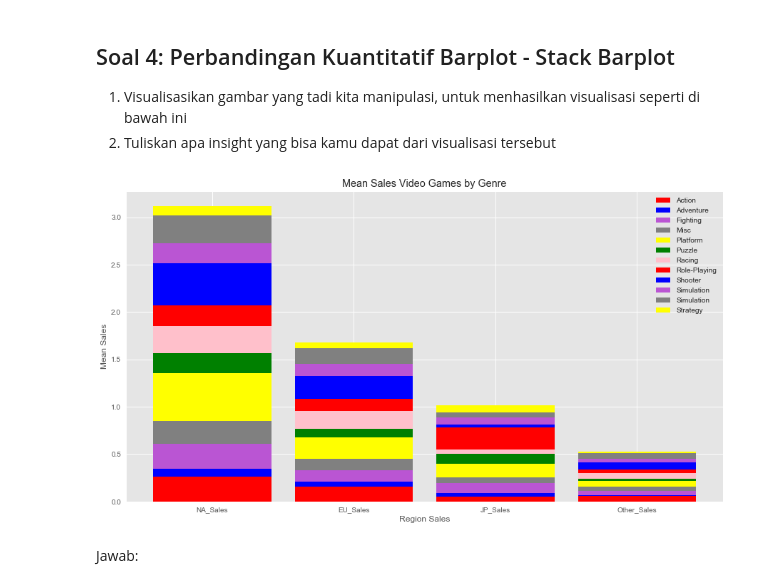
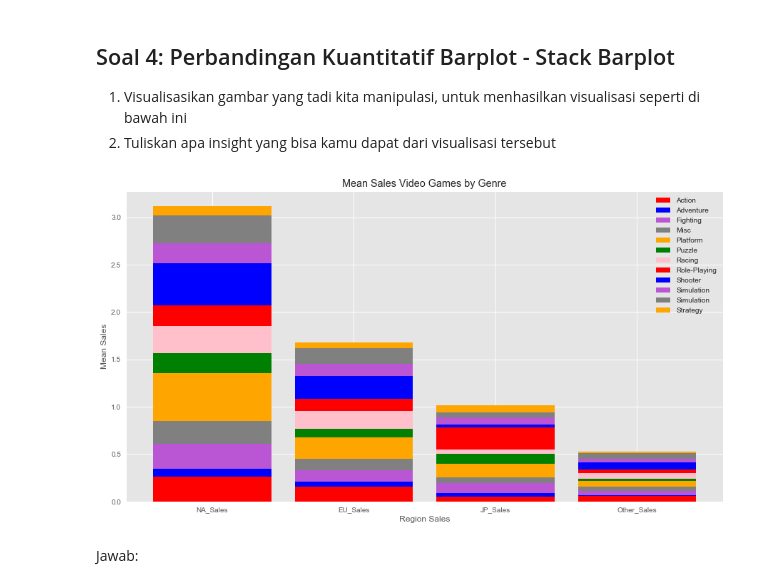
Before and after one commit to anggawp-learning/sanberlearn, a Jupyter notebook: Tugas Hari 4 Pekan 3_Angga Wahyu Pratama.ipynb, the cells around one changed output. Drawn from its saved outputs; the diff is of its cells as text; code cells hidden in the pictures.

```diff
--- a/Tugas Hari 4 Pekan 3_Angga Wahyu Pratama.ipynb
+++ b/Tugas Hari 4 Pekan 3_Angga Wahyu Pratama.ipynb
@@ -184,31 +205,31 @@ Expected Output:
 # %%
 width_ = 2.5
 plt.style.use('ggplot')
 fig, ax = plt.subplots(figsize=(15,8))
 ax.bar(x,y,width=width_,label='Action',color='red')
 ax.bar(x,y1,width=width_,bottom=y,label='Adventure',color='blue')
 ax.bar(x,y2,width=width_,bottom=y+y1,label='Fighting',color='mediumorchid')
 ax.bar(x,y3,width=width_,bottom=y+y1+y2,label='Misc',color='grey')
-ax.bar(x,y4,width=width_,bottom=y+y1+y2+y3,label='Platform',color='yellow')
+ax.bar(x,y4,width=width_,bottom=y+y1+y2+y3,label='Platform',color='orange')
 ax.bar(x,y5,width=width_,bottom=y+y1+y2+y3+y4,label='Puzzle',color='green')
 ax.bar(x,y6,width=width_,bottom=y+y1+y2+y3+y4+y5,label='Racing',color='pink')
 ax.bar(x,y7,width=width_,bottom=y+y1+y2+y3+y4+y5+y6,label='Role-Playing',color='red')
 ax.bar(x,y8,width=width_,bottom=y+y1+y2+y3+y4+y5+y6+y7,label='Shooter',color='blue')
 ax.bar(x,y9,width=width_,bottom=y+y1+y2+y3+y4+y5+y6+y7+y8,label='Simulation',color='mediumorchid')
 ax.bar(x,y10,width=width_,bottom=y+y1+y2+y3+y4+y5+y6+y7+y8+y9,label='Simulation',color='grey')
-ax.bar(x,y11,width=width_,bottom=y+y1+y2+y3+y4+y5+y6+y7+y8+y9+y10,label='Strategy',color='yellow')
+ax.bar(x,y11,width=width_,bottom=y+y1+y2+y3+y4+y5+y6+y7+y8+y9+y10,label='Strategy',color='orange')
 
 a = ['NA_Sales','EU_Sales','JP_Sales','Other_Sales']
 
 ax.set_xticks(x)
 ax.set_xticklabels(a)
 ax.legend()
 ax.set_ylabel('Mean Sales')
 ax.set_xlabel('Region Sales')
 ax.set_title('Mean Sales Video Games by Genre')
 plt.show()
 # %% [output]
-[figure, old version]
+[figure, new version]
 # %% [markdown]
 Jawab:
 # %% [markdown]
```
Also changed, not shown: parts of 2 cells of this notebook.
